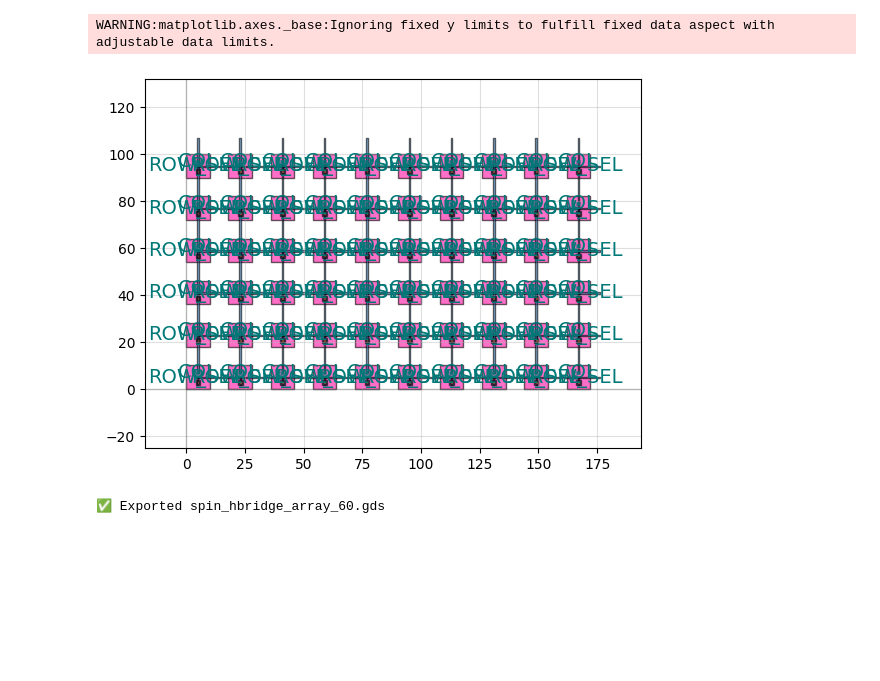
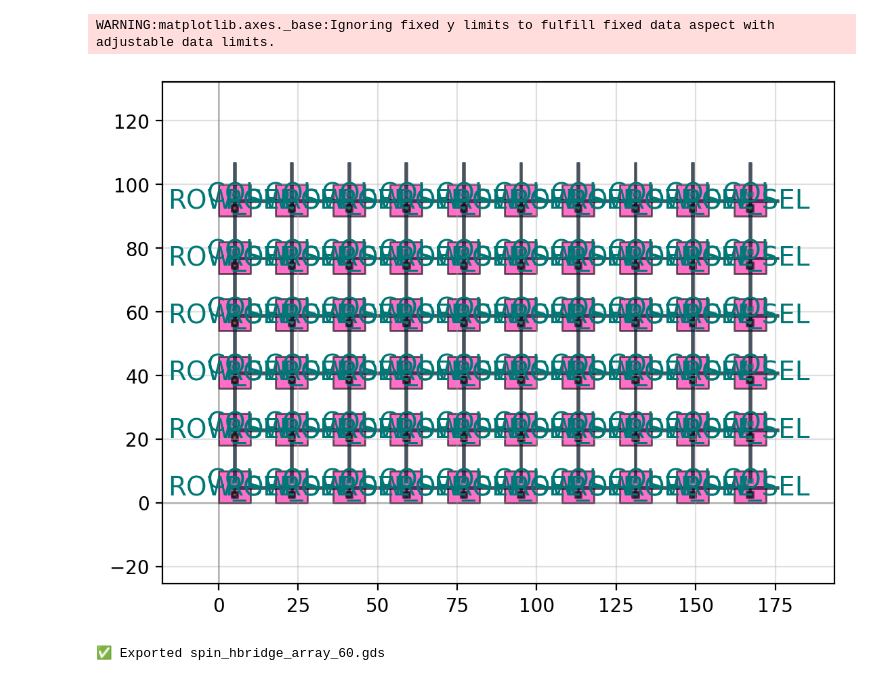
Before and after one commit to OJB-Quantum/Generative-Layout-Notebooks, a Jupyter notebook: Spintronic_H_Bridge_Inverter_Using_GDSTK.ipynb, the cells around one changed output. Cells and saved outputs as stored; diff of their text form; code cells hidden in the pictures; blank space fills up the shorter version.

```diff
--- a/Spintronic_H_Bridge_Inverter_Using_GDSTK.ipynb
+++ b/Spintronic_H_Bridge_Inverter_Using_GDSTK.ipynb
@@ -27,6 +22,10 @@ from phidl import Device, quickplot as qp
 import phidl.geometry as pg
 import gdstk
 import matplotlib.pyplot as plt
+
+# %% Plot settings — increase Matplotlib DPI to 200
+import matplotlib as mpl
+mpl.rcParams['figure.dpi'] = 200
 
 LAYER = {
     "metal1": (68, 20),
@@ -94,32 +93,32 @@ except NameError:
 # %% Build 60-channel spin array with row/column mux with row/column mux
 base_hbridge = spin_hbridge(hbridge_cell())
 
 array = Device("SPIN_ARRAY_60")
 cols, rows = 10, 6
 pitch_x = base_hbridge.xsize + 8
 pitch_y = base_hbridge.ysize + 8
 
 for i in range(cols):
     for j in range(rows):
         r = array.add_ref(base_hbridge)
         r.move((i*pitch_x, j*pitch_y))
         # Add column bus line only once per column
         if j == 0:
             col_len = (rows-1)*pitch_y + base_hbridge.ysize
             array.add_ref(rectangle((0.6, col_len), layer=LAYER["metal2"]))\
                  .move((r.ports["COL"].midpoint[0]-0.3, r.ports["COL"].midpoint[1]))
         # Row select line (horizontal) once per row
         if i == 0:
             row_len = (cols-1)*pitch_x + base_hbridge.xsize
             array.add_ref(rectangle((row_len, 0.6), layer=LAYER["metal2"]))\
                  .move((r.ports["ROW_SEL"].midpoint[0], r.ports["ROW_SEL"].midpoint[1]-0.3))
 
 qp(array)
 plt.show()
 
 array.write_gds("spin_hbridge_array_60.gds")
 print("✅ Exported spin_hbridge_array_60.gds")
 # %% [output]
 WARNING:matplotlib.axes._base:Ignoring fixed y limits to fulfill fixed data aspect with adjustable data limits.
-[figure, old version]
+[figure, new version]
 ✅ Exported spin_hbridge_array_60.gds
```
Also changed, not shown: parts of 1 cell of this notebook.
